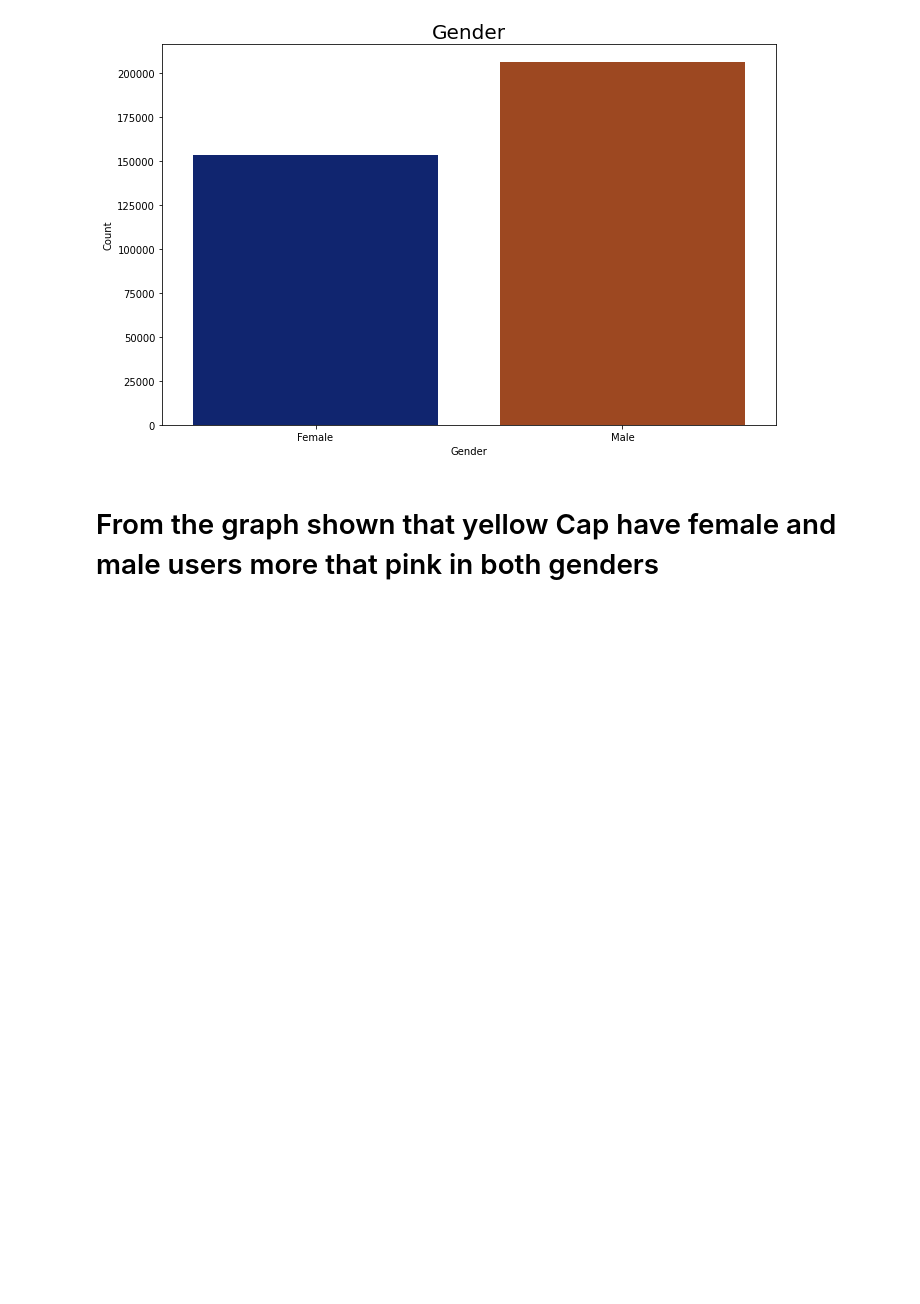
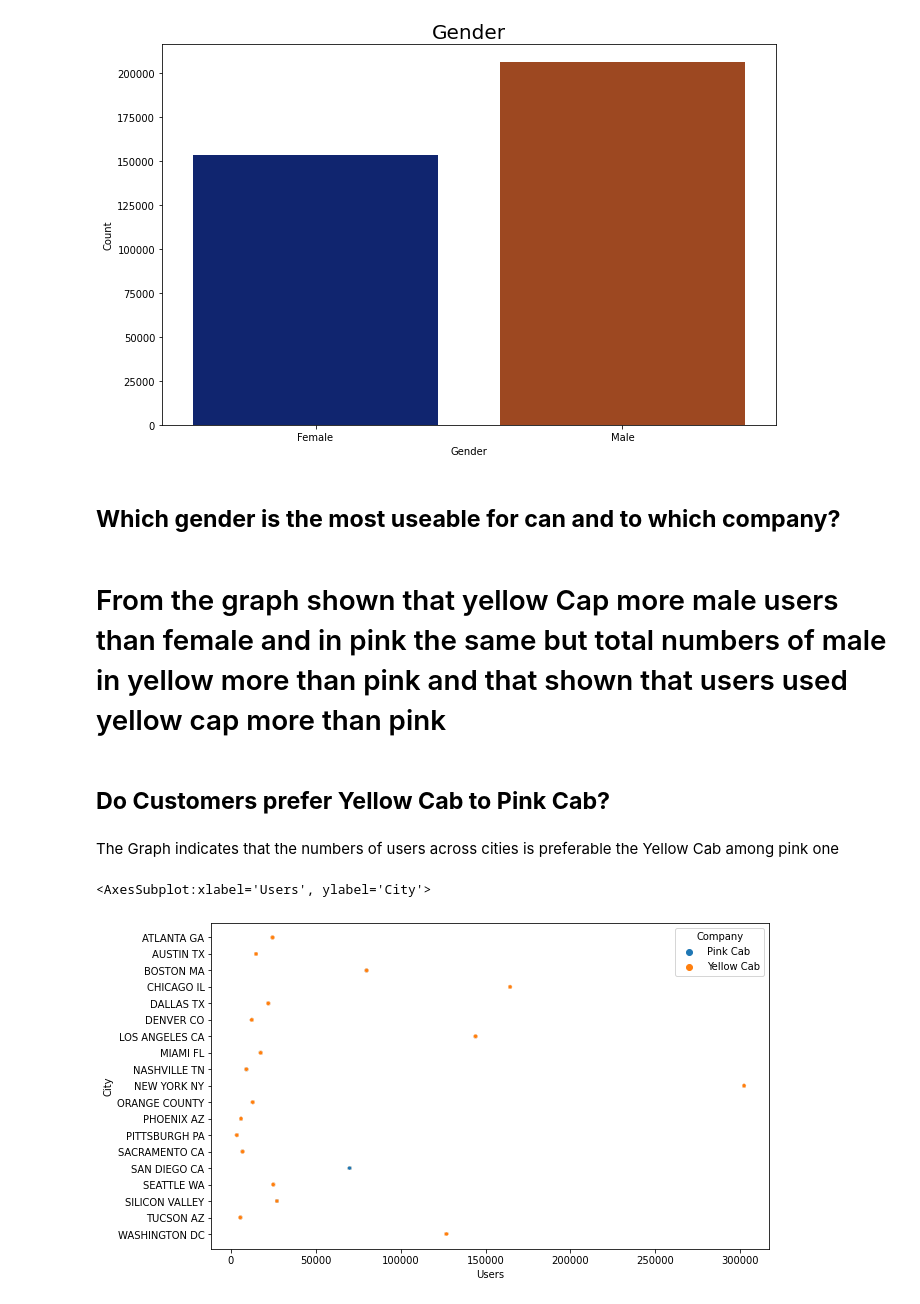
Before and after one commit to Mariamali2001/Data_Glacier_virtual_internship, a Jupyter notebook: Week2/Notebook.ipynb, the cells around one changed output. Drawn from its saved outputs; the diff is of its cells as text; code cells hidden in the pictures; blank space fills up the shorter version.

```diff
--- a/Week2/Notebook.ipynb
+++ b/Week2/Notebook.ipynb
@@ -395,8 +466,10 @@ plt.xlabel('Gender')
 # %% [output]
 Text(0.5, 0, 'Gender')
 [figure]
+# %% [markdown]
+## **Which gender is the most useable for can and to which company?**
 # %% [markdown]
-# From the graph shown that yellow Cap have female and male users more that pink in both genders
+# From the graph shown that yellow Cap more male users than female and in pink the same but total numbers of male in yellow more than pink and that shown that users used yellow cap more than pink
 # %%
 data_1 = Pink_CapData.groupby("Gender").count()
 data_2 = Yellow_CapData.groupby("Gender").count()
@@ -417,3 +490,12 @@ fig.add_trace(go.Bar(
 fig.update_layout(
     yaxis_title="Users",
     title="Pink & Yellow Cab Firm Users Distribution Over Gender" )
+# %% [markdown]
+## **Do Customers prefer Yellow Cab to Pink Cab?**
+# %% [markdown]
+The Graph indicates that the numbers of users across cities is preferable the Yellow Cab among pink one
+# %%
+sns.scatterplot(data = Final_cab_data, x = 'Users',y = 'City',hue = 'Company', s=15)
+# %% [output]
+<AxesSubplot:xlabel='Users', ylabel='City'>
+[figure, added]
```
Also changed, not shown: parts of 17 cells of this notebook.
